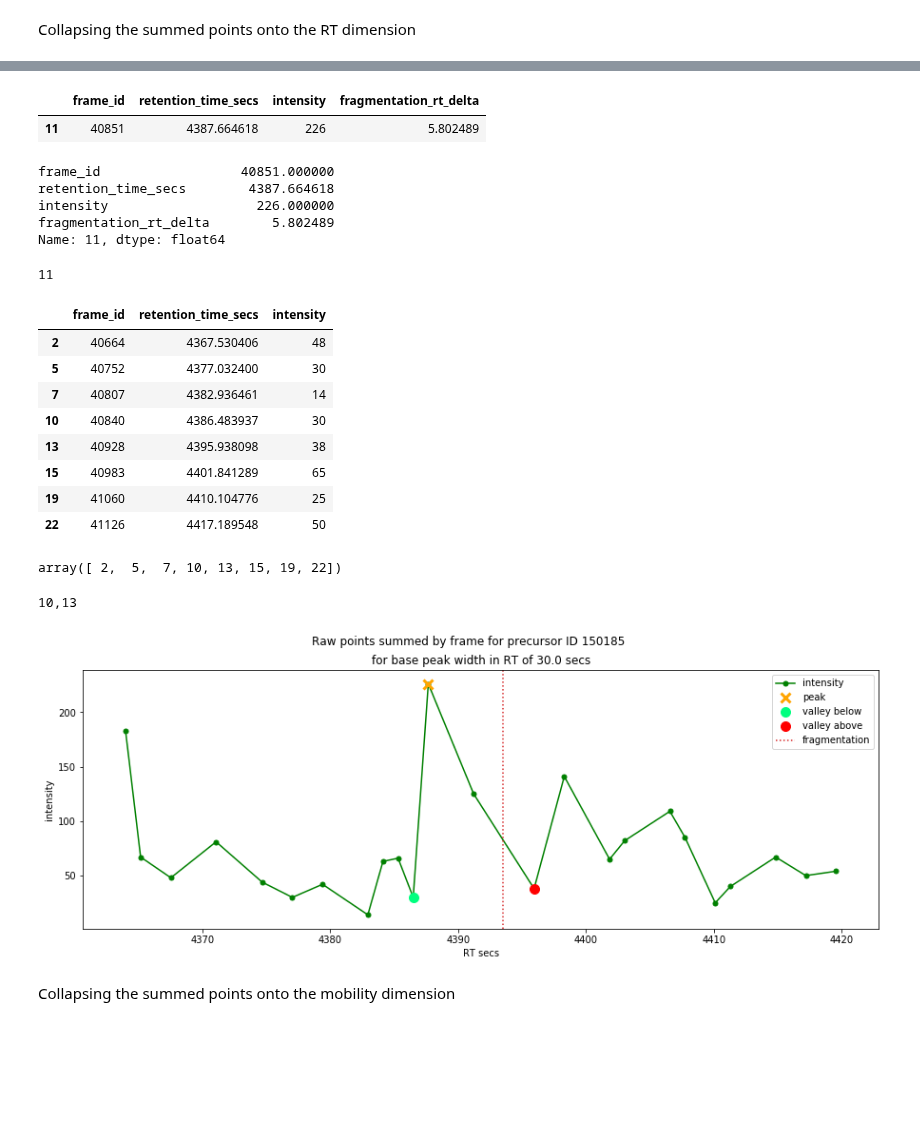
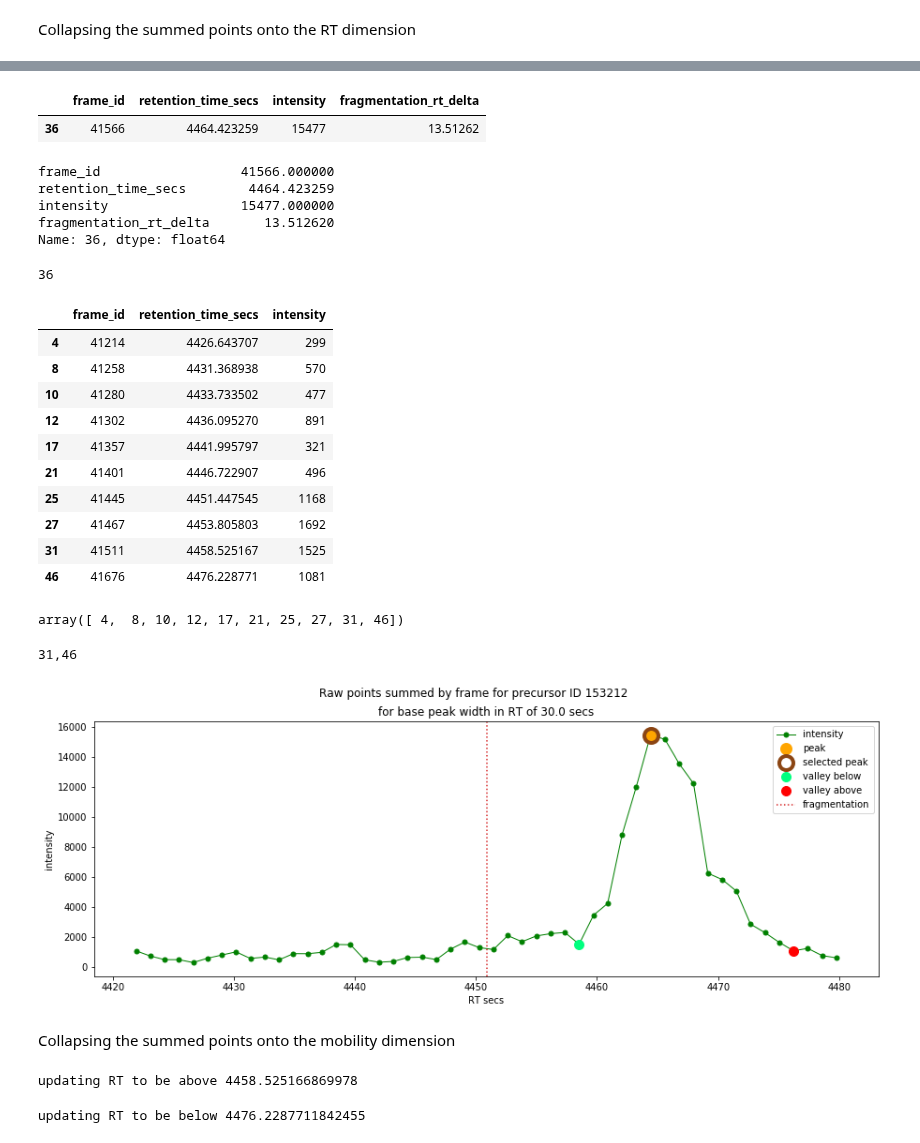
Before and after one commit to WEHI-Proteomics/tfde, a Jupyter notebook: notebooks/feature extraction from PASEF isolation windows.ipynb, the cells around one changed output, grey strips where cells are left out. Drawn from its saved outputs; the diff is of its cells as text; code cells hidden in the pictures; blank space fills up the shorter version.

```diff
--- a/notebooks/feature extraction from PASEF isolation windows.ipynb
+++ b/notebooks/feature extraction from PASEF isolation windows.ipynb
@@ -92,7 +92,7 @@ print("There are {} precursor isolation windows.".format(len(isolation_window_df
 # %% [output]
 There are 17860 precursor isolation windows.
 # %%
-ISOLATION_WINDOW_IDX = 2305
+ISOLATION_WINDOW_IDX = 8089
 window_df = isolation_window_df.iloc[ISOLATION_WINDOW_IDX]
 # %%
 # PRECURSOR_ID = 154951
@@ -299,7 +294,7 @@ plt.show()
 For each monoisotopic peak found, find its apex in RT and mobility
 # %%
 # assume the high score is for the monoisotopic peak
-monoisotopic_mz = deconvoluted_peaks_df.iloc[6].mz
+monoisotopic_mz = deconvoluted_peaks_df.iloc[2].mz
 # %%
 monoisotopic_mz
 # %% [output]
@@ -329,7 +324,11 @@ Collapsing the summed points onto the RT dimension
 # %%
 rt_df = monoisotopic_raw_points_df.groupby(['frame_id','retention_time_secs'], as_index=False).intensity.sum()
 # %%
-peaks_idx = peakutils.indexes(rt_df.intensity.values, thres=0.3, min_dist=10)
+peaks_threshold = 0.3
+peaks_idx = peakutils.indexes(rt_df.intensity.values, thres=peaks_threshold, min_dist=10)
+if len(peaks_idx) == 0:
+    peaks_threshold -= 0.1
+    peaks_idx = peakutils.indexes(rt_df.intensity.values, thres=peaks_threshold, min_dist=10)
 peaks_df = rt_df.iloc[peaks_idx].copy()
 # %%
 peaks_df
@@ -342,41 +341,43 @@ peaks_df['fragmentation_rt_delta'] = abs(window_df.retention_time_secs - peaks_d
 peaks_df
 # %% [output]
 |  | frame_id | retention_time_secs | intensity | fragmentation_rt_delta |
-| 11 | 40851 | 4387.664618 | 226 | 5.802489 |
+| 36 | 41566 | 4464.423259 | 15477 | 13.51262 |
 # %%
 # get the peak closest to the fragmentation event
 peaks_df.loc[peaks_df.fragmentation_rt_delta.idxmin()]
 # %% [output]
-frame_id                  40851.000000
-retention_time_secs        4387.664618
-intensity                   226.000000
-fragmentation_rt_delta        5.802489
-Name: 11, dtype: float64
+frame_id                  41566.000000
+retention_time_secs        4464.423259
+intensity                 15477.000000
+fragmentation_rt_delta       13.512620
+Name: 36, dtype: float64
 # %%
 # index of the closest peak
 peak_idx = peaks_df.fragmentation_rt_delta.idxmin()
 peak_idx
 # %% [output]
-11
+36
 # %%
-valleys_idx = peakutils.indexes(-rt_df.intensity.values, thres=0.3, min_dist=RT_BASE_PEAK_WIDTH_SECS/20)
+valleys_idx = peakutils.indexes(-rt_df.intensity.values, thres=0.6, min_dist=RT_BASE_PEAK_WIDTH_SECS/20)
 valleys_df = rt_df.iloc[valleys_idx].copy()
 # %%
 valleys_df
 # %% [output]
 |  | frame_id | retention_time_secs | intensity |
-| 2 | 40664 | 4367.530406 | 48 |
-| 5 | 40752 | 4377.032400 | 30 |
-| 7 | 40807 | 4382.936461 | 14 |
-| 10 | 40840 | 4386.483937 | 30 |
-| 13 | 40928 | 4395.938098 | 38 |
-| 15 | 40983 | 4401.841289 | 65 |
-| 19 | 41060 | 4410.104776 | 25 |
-| 22 | 41126 | 4417.189548 | 50 |
+| 4 | 41214 | 4426.643707 | 299 |
+| 8 | 41258 | 4431.368938 | 570 |
+| 10 | 41280 | 4433.733502 | 477 |
+| 12 | 41302 | 4436.095270 | 891 |
+| 17 | 41357 | 4441.995797 | 321 |
+| 21 | 41401 | 4446.722907 | 496 |
+| 25 | 41445 | 4451.447545 | 1168 |
+| 27 | 41467 | 4453.805803 | 1692 |
+| 31 | 41511 | 4458.525167 | 1525 |
+| 46 | 41676 | 4476.228771 | 1081 |
 # %%
 valleys_idx
 # %% [output]
-array([ 2,  5,  7, 10, 13, 15, 19, 22])
+array([ 4,  8, 10, 12, 17, 21, 25, 27, 31, 46])
 # %%
 # find the closest valley above the peak
 if max(valleys_idx) > peak_idx:
@@ -392,28 +393,45 @@ else:
 # %%
 print("{},{}".format(valley_idx_below, valley_idx_above))
 # %% [output]
-10,13
+31,46
 # %%
 f, ax = plt.subplots()
-ax.plot(rt_df.retention_time_secs, rt_df.intensity, marker='o', color='green', linestyle='-', ms=5)
-ax.plot(peaks_df.retention_time_secs, peaks_df.intensity, marker='x', color='orange', linestyle='', markeredgewidth=3, ms=10, label='peak')
+ax.plot(rt_df.retention_time_secs, rt_df.intensity, marker='o', color='green', linestyle='-', linewidth=1, ms=5)
+ax.plot(peaks_df.retention_time_secs, peaks_df.intensity, marker='o', color='orange', linestyle='', markeredgewidth=3, ms=10, label='peak')
+ax.plot(peaks_df.loc[peak_idx].retention_time_secs, peaks_df.loc[peak_idx].intensity, marker='o', markerfacecolor='none', markeredgecolor='saddlebrown', linestyle='', markeredgewidth=4, ms=15, label='selected peak')
 if valley_idx_below != -1:
     ax.plot(valleys_df.loc[valley_idx_below].retention_time_secs, valleys_df.loc[valley_idx_below].intensity, marker='o', color='springgreen', linestyle='', markeredgewidth=1, ms=10, label='valley below')
 if valley_idx_above != -1:
     ax.plot(valleys_df.loc[valley_idx_above].retention_time_secs, valleys_df.loc[valley_idx_above].intensity, marker='o', color='red', linestyle='', markeredgewidth=1, ms=10, label='valley above')
 plt.axvline(x=window_df.retention_time_secs, linestyle=':', color='tab:red', label='fragmentation')
 plt.legend(loc='best')
 plt.xlabel('RT secs')
 plt.ylabel('intensity')
 f.set_figheight(5)
 f.set_figwidth(15)
 plt.suptitle('Raw points summed by frame for precursor ID {}'.format(precursor_id))
 plt.title('for base peak width in RT of {} secs'.format(RT_BASE_PEAK_WIDTH_SECS))
 plt.margins(0.06)
 plt.show()
 # %% [output]
-[figure, old version]
+[figure, new version]
 # %% [markdown]
 Collapsing the summed points onto the mobility dimension
+# %%
+# constrain the RT to the peak width estimated in the previous step
+if valley_idx_below != -1:
+    rt_lower = valleys_df.loc[valley_idx_below].retention_time_secs
+    print("updating RT to be above {}".format(rt_lower))
+    monoisotopic_raw_points_df = monoisotopic_raw_points_df[monoisotopic_raw_points_df.retention_time_secs >= rt_lower]
+# %% [output]
+updating RT to be above 4458.525166869978
+# %%
+# constrain the RT to the peak width estimated in the previous step
+if valley_idx_above != -1:
+    rt_upper = valleys_df.loc[valley_idx_above].retention_time_secs
+    print("updating RT to be below {}".format(rt_upper))
+    monoisotopic_raw_points_df = monoisotopic_raw_points_df[monoisotopic_raw_points_df.retention_time_secs <= rt_upper]
+# %% [output]
+updating RT to be below 4476.2287711842455
 # %%
 scan_df = monoisotopic_raw_points_df.groupby(['scan'], as_index=False).intensity.sum()
```
Also changed, not shown: parts of 17 cells of this notebook.
